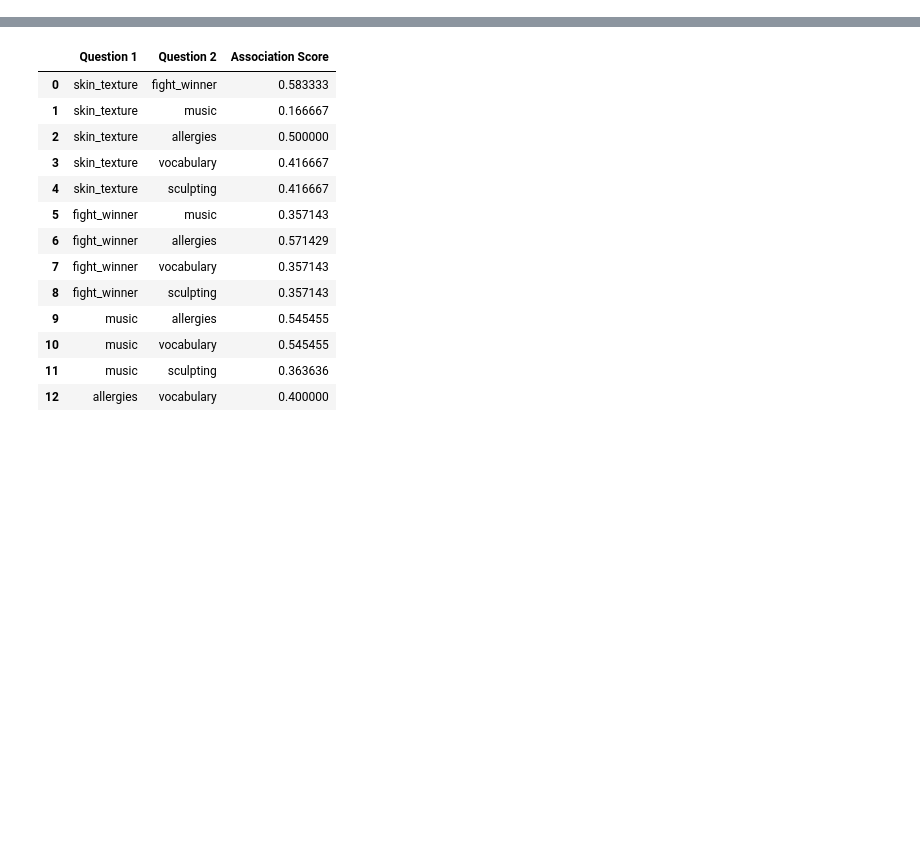
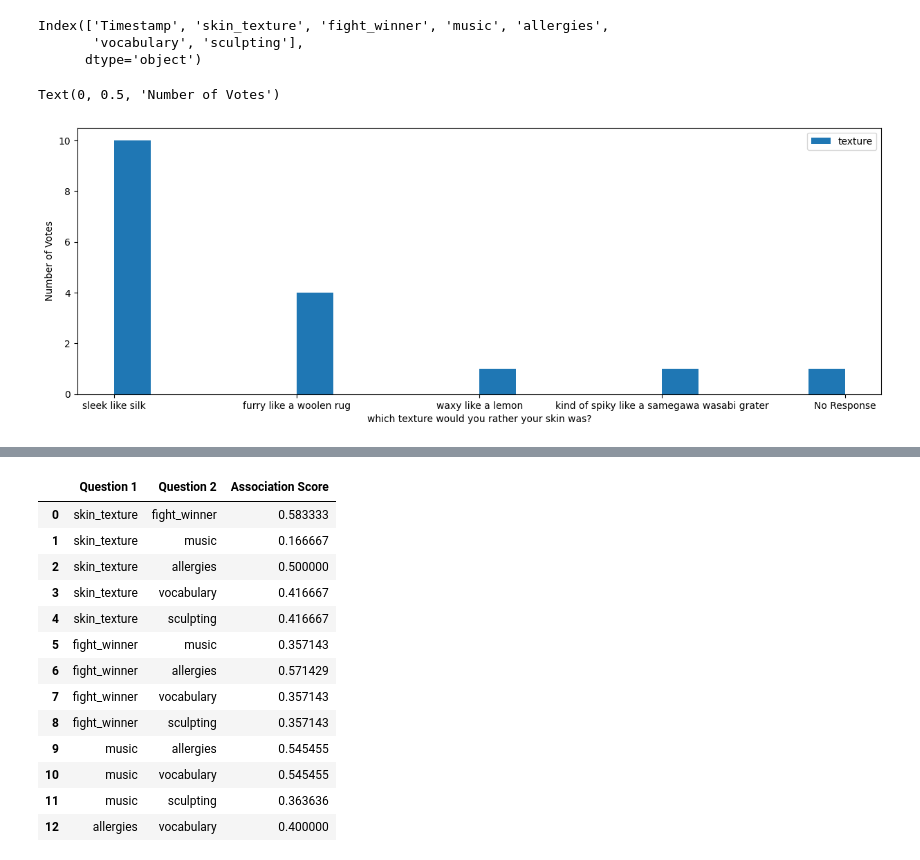
Before and after one commit to ferguslaidlaw/data-among-us, a Jupyter notebook: science.ipynb, the cells around one changed output, grey strips where cells are left out. Drawn from its saved outputs; the diff is of its cells as text; code cells hidden in the pictures; blank space fills up the shorter version.

```diff
--- a/science.ipynb
+++ b/science.ipynb
@@ -9,3 +9,21 @@ path = 'Data/normal_questions.csv'
 # read the csv file and convert to a pandas DataFrame, store the DataFrame in
 # variable complaints
 df = pd.read_csv(path)
+# %%
+df.columns #reminding myself what i titled the columns
+# %% [output]
+Index(['Timestamp', 'skin_texture', 'fight_winner', 'music', 'allergies',
+       'vocabulary', 'sculpting'],
+      dtype='object')
+# %%
+# plotting which texture would you rather your skin was?
+df_skin_texture = df['skin_texture']
+plt.figure(figsize=(15,5))
+plt.hist(df_skin_texture, bins=20, label='texture')
+
+plt.legend()
+plt.xlabel("which texture would you rather your skin was?")
+plt.ylabel("Number of Votes")
+# %% [output]
+Text(0, 0.5, 'Number of Votes')
+[figure, added]
```
Also changed, not shown: parts of 15 cells of this notebook.
